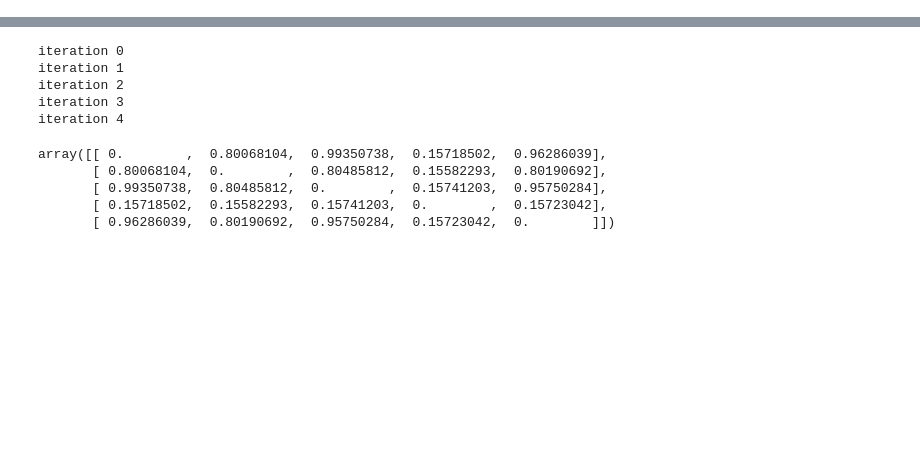
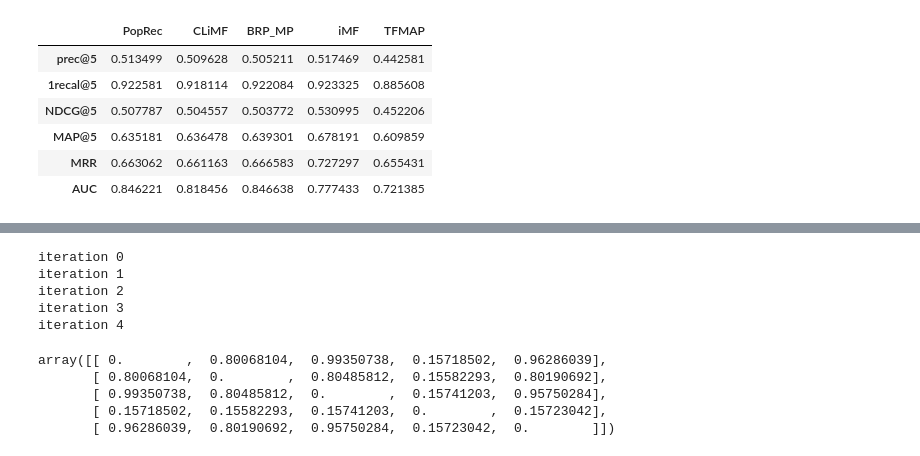
Before and after one commit to egorkudr1/diploma, a Jupyter notebook: rank_experiments.ipynb, the cells around one changed output, grey strips where cells are left out. Saved outputs shown, nothing was run; the diff lists cells and outputs as text; code cells hidden in the pictures; blank space fills up the shorter version.

```diff
--- a/rank_experiments.ipynb
+++ b/rank_experiments.ipynb
@@ -597,0 +128,10 @@ ens = ensemble(list_cf, verbose=1)
+# %%
+climf_experiment(ml100k, create_list_cf(ml100k_shape), K=10, maxiter=5, topK=5,  verbose=0)
+# %% [output]
+|  | PopRec | CLiMF | BRP_MP | iMF | TFMAP |
+| prec@5 | 0.513499 | 0.509628 | 0.505211 | 0.517469 | 0.442581 |
+| 1recal@5 | 0.922581 | 0.918114 | 0.922084 | 0.923325 | 0.885608 |
+| NDCG@5 | 0.507787 | 0.504557 | 0.503772 | 0.530995 | 0.452206 |
+| MAP@5 | 0.635181 | 0.636478 | 0.639301 | 0.678191 | 0.609859 |
+| MRR | 0.663062 | 0.661163 | 0.666583 | 0.727297 | 0.655431 |
+| AUC | 0.846221 | 0.818456 | 0.846638 | 0.777433 | 0.721385 |
```
Also changed, not shown: parts of 106 cells of this notebook, 5 other files.
